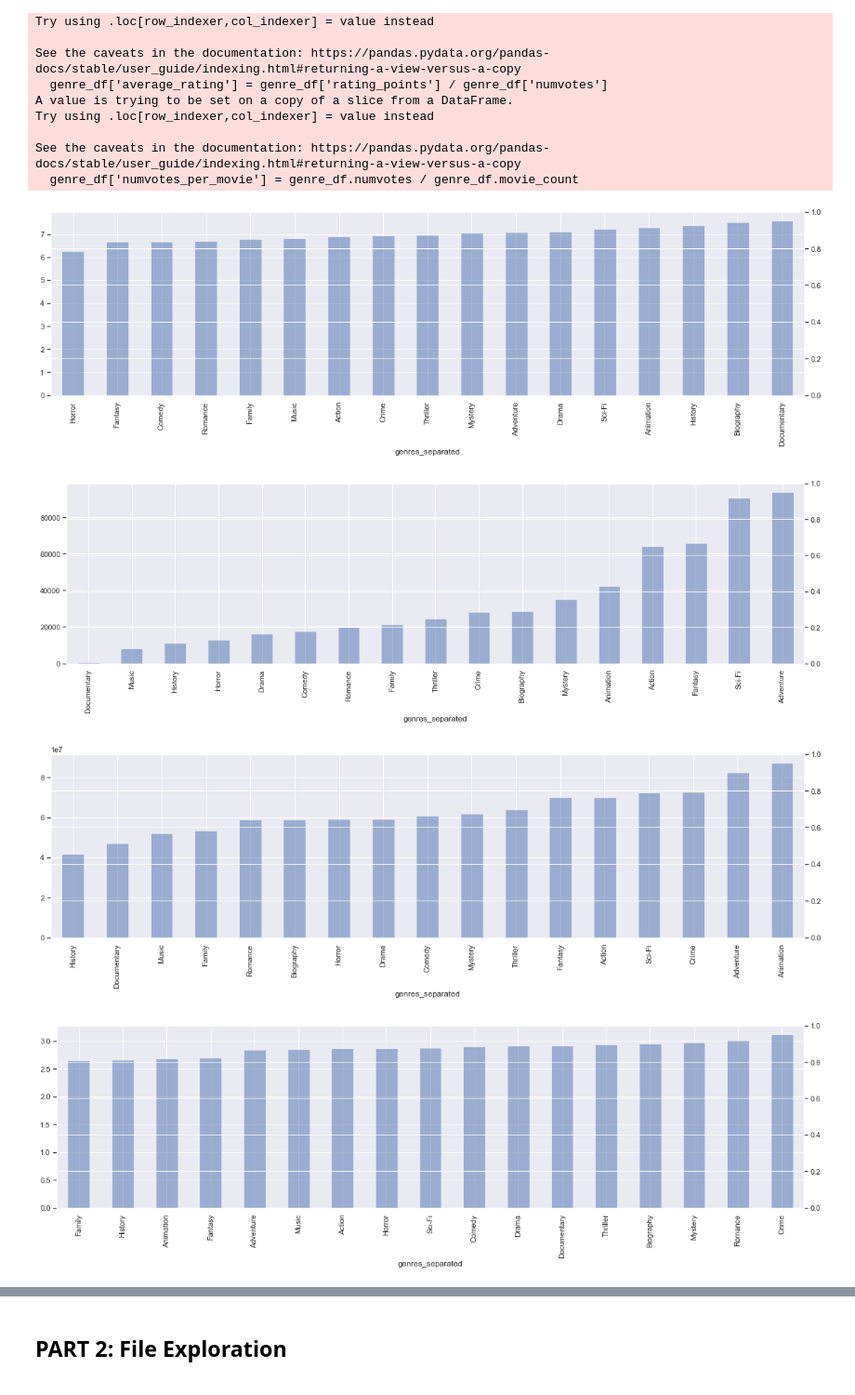
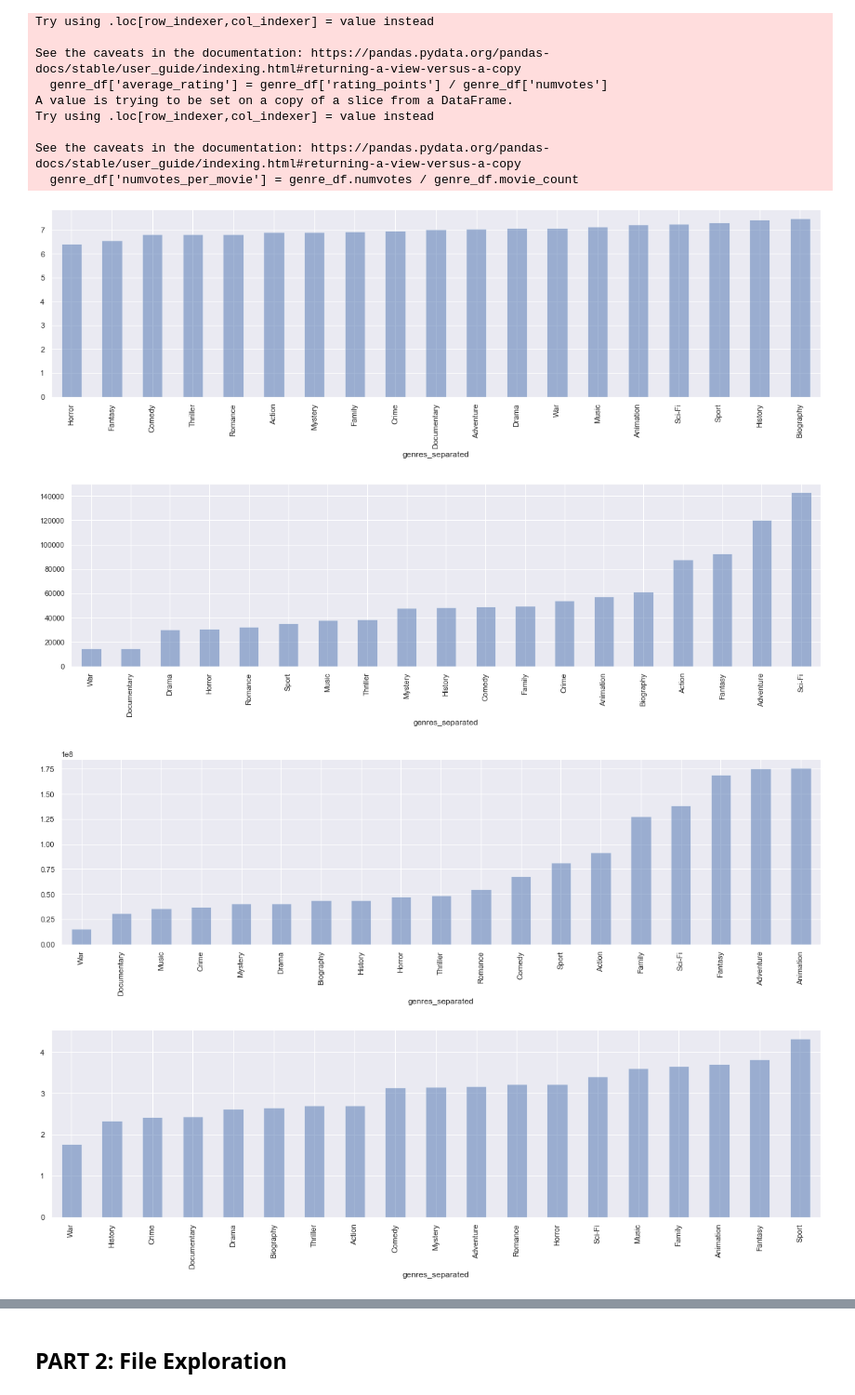
Before and after one commit to doriggs/Semester1Capstone, a Jupyter notebook: student.ipynb, the cells around one changed output, grey strips where cells are left out. Shown: that part at 93% size. Cells and saved outputs as stored; diff of their text form; code cells hidden in the pictures.

```diff
--- a/student.ipynb
+++ b/student.ipynb
@@ -239,0 +234,12 @@ imdb_tn_df.head(2)
+# %%
+imdb_df = imdb_df.set_index('primary_title')
+tn_movie_budgets_df = tn_movie_budgets_df.set_index('movie')
+imdb_tn_df = imdb_df.join(tn_movie_budgets_df, how='inner')
+imdb_df = imdb_df.reset_index()
+tn_movie_budgets_df = tn_movie_budgets_df.reset_index()
+print(imdb_tn_df.info())
+imdb_tn_df = imdb_tn_df.reset_index()
+imdb_tn_df.columns = ['title', 'movie_id', 'original_title', 'start_year', 'runtime_minutes',
+       'genres', 'averagerating', 'numvotes', 'id', 'release_date',
+       'production_budget', 'domestic_gross', 'worldwide_gross']
+imdb_tn_df.head(10)
@@ -241,6 +279,6 @@ imdb_tn_df.head(2)
 ### Group based by Genre, Create visuals for that
 # %%
 imdb_tn_split_df = imdb_tn_df.reset_index()
-imdb_tn_split_df = pd.DataFrame(imdb_tn_split_df.genres.str.split(','), ).explode('genres')
+imdb_tn_split_df = pd.DataFrame({'genres':imdb_tn_split_df.genres.str.split(','), 'title':imdb_tn_split_df.title}, ).explode('genres')
 imdb_tn_split_df.head(2)
 # %% [output]
@@ -250,4 +288,6 @@ imdb_tn_split_df.head(2)
 # %%
+imdb_tn_split_df = imdb_tn_split_df.set_index('title');
+imdb_tn_df = imdb_tn_df.set_index('title')
 imdb_tn_split_df = imdb_tn_split_df\
 .join(imdb_tn_df, how='inner', lsuffix='_separated', rsuffix='_original')
 # refined_movie_genre_df['rating_raw_points_per_genre'] = \
@@ -359,31 +399,27 @@ See the caveats in the documentation: https://pandas.pydata.org/pandas-docs/stab
   genre_df['numvotes_per_movie'] = genre_df.numvotes / genre_df.movie_count
 # %%
 fig, ax = plt.subplots(figsize=(20,5))
-ax2 = ax.twinx()
 genre_df.sort_values('average_rating').average_rating\
 .plot.bar(ax=ax, alpha = .5);
 # %% [output]
-[figure, old version]
+[figure, new version]
 # %%
 fig, ax = plt.subplots(figsize=(20,5))
-ax2 = ax.twinx()
 genre_df.sort_values('numvotes_per_movie').numvotes_per_movie\
 .plot.bar(ax=ax, alpha = .5);
 # %% [output]
-[figure, old version]
+[figure, new version]
 # %%
 fig, ax = plt.subplots(figsize=(20,5))
-ax2 = ax.twinx()
 genre_df.sort_values('gross_profit_per_movie').gross_profit_per_movie\
 .plot.bar(ax=ax, alpha = .5);
 # %% [output]
-[figure, old version]
+[figure, new version]
 # %%
 fig, ax = plt.subplots(figsize=(20,5))
-ax2 = ax.twinx()
 genre_df.sort_values('profit_ratio').profit_ratio\
 .plot.bar(ax=ax, alpha = .5);
 # %% [output]
-[figure, old version]
+[figure, new version]
 # %%
 fig, ax = plt.subplots(figsize=(20,5))
```
Also changed, not shown: parts of 14 cells of this notebook.
